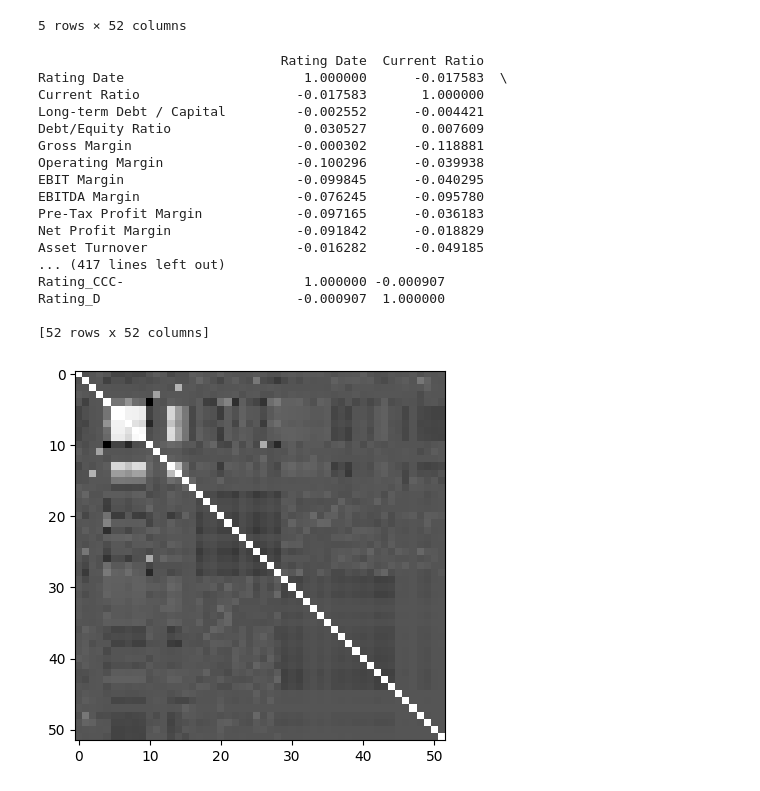
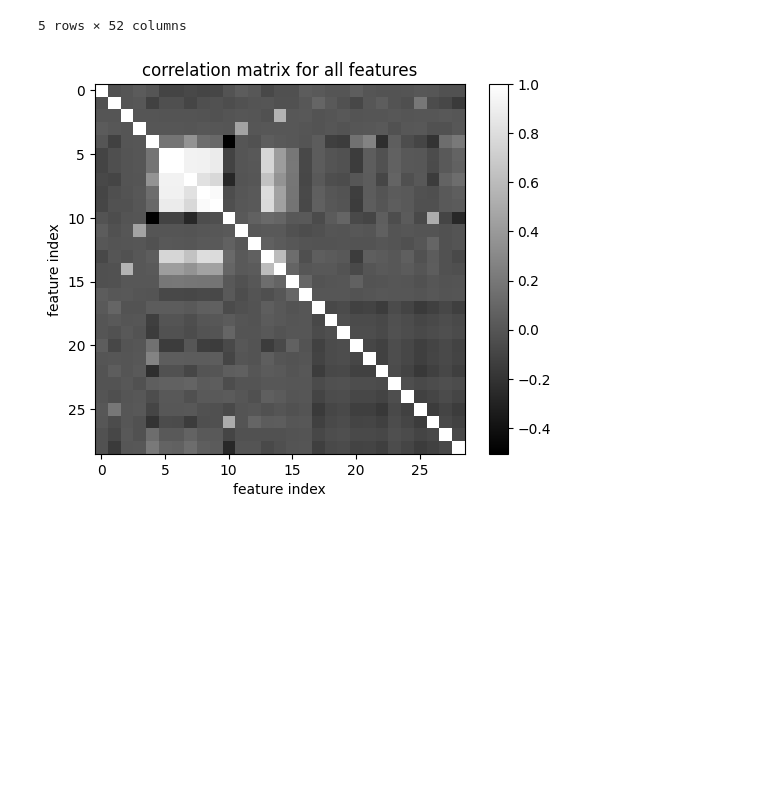
Before and after one commit to LilAiluropoda/corporate-credit-rating, a Jupyter notebook: model/basic_xgboost_v0.ipynb, the cells around one changed output. Saved outputs shown, nothing was run; the diff lists cells and outputs as text; code cells hidden in the pictures; blank space fills up the shorter version.

Commit message:
updated correlation colormap for features

```diff
--- a/model/basic_xgboost_v0.ipynb
+++ b/model/basic_xgboost_v0.ipynb
@@ -73,27 +72,16 @@ df.head(5)
 | 3 | 1277769600000000000 | 0.8358 | 0.4708 | 0.9491 | 64.5096 | 18.4549 | ... |
 | 4 | 1279065600000000000 | 1.2931 | 0.2644 | 0.4036 | 3.8385 | 1.3269 | ... |
 5 rows × 52 columns
-# %%
-#Data Visualization
-correlation_matrix = df.corr()
-plt.imshow(correlation_matrix, cmap='gray')
-print(correlation_matrix)
-# %% [output]
-                               Rating Date  Current Ratio
-Rating Date                       1.000000      -0.017583  \
-Current Ratio                    -0.017583       1.000000
-Long-term Debt / Capital         -0.002552      -0.004421
-Debt/Equity Ratio                 0.030527       0.007609
-Gross Margin                     -0.000302      -0.118881
-Operating Margin                 -0.100296      -0.039938
-EBIT Margin                      -0.099845      -0.040295
-EBITDA Margin                    -0.076245      -0.095780
-Pre-Tax Profit Margin            -0.097165      -0.036183
-Net Profit Margin                -0.091842      -0.018829
-Asset Turnover                   -0.016282      -0.049185
-... (417 lines left out)
-Rating_CCC-                       1.000000 -0.000907
-Rating_D                         -0.000907  1.000000
-
-[52 rows x 52 columns]
-[figure, removed]
+# %%
+#Data Visualization
+
+#Plotting the correlation matrix for features
+feature_corr_matrix = df.iloc[:,:29].corr()
+corr_plot = plt.imshow(feature_corr_matrix, cmap='gray')
+plt.xlabel("feature index")
+plt.ylabel("feature index")
+plt.title("correlation matrix for all features")
+plt.colorbar()
+plt.show()
+# %% [output]
+[figure, added]
```
Also changed, not shown: parts of 1 cell of this notebook.
